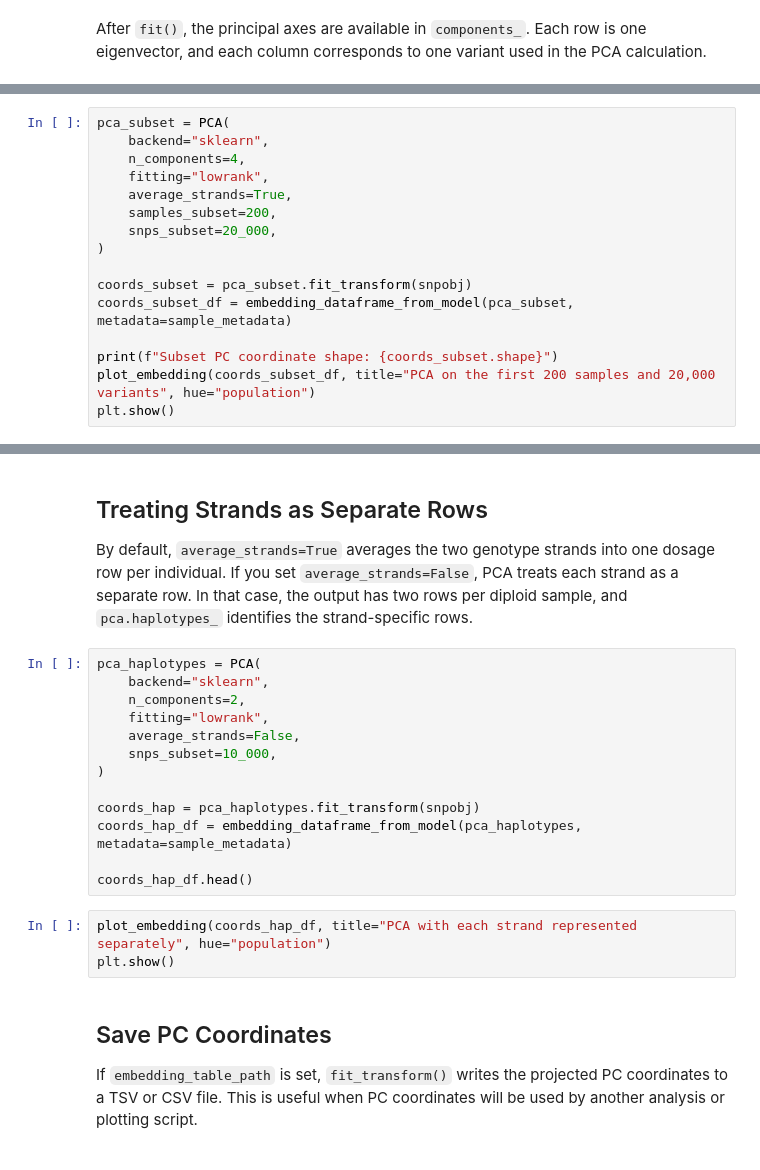
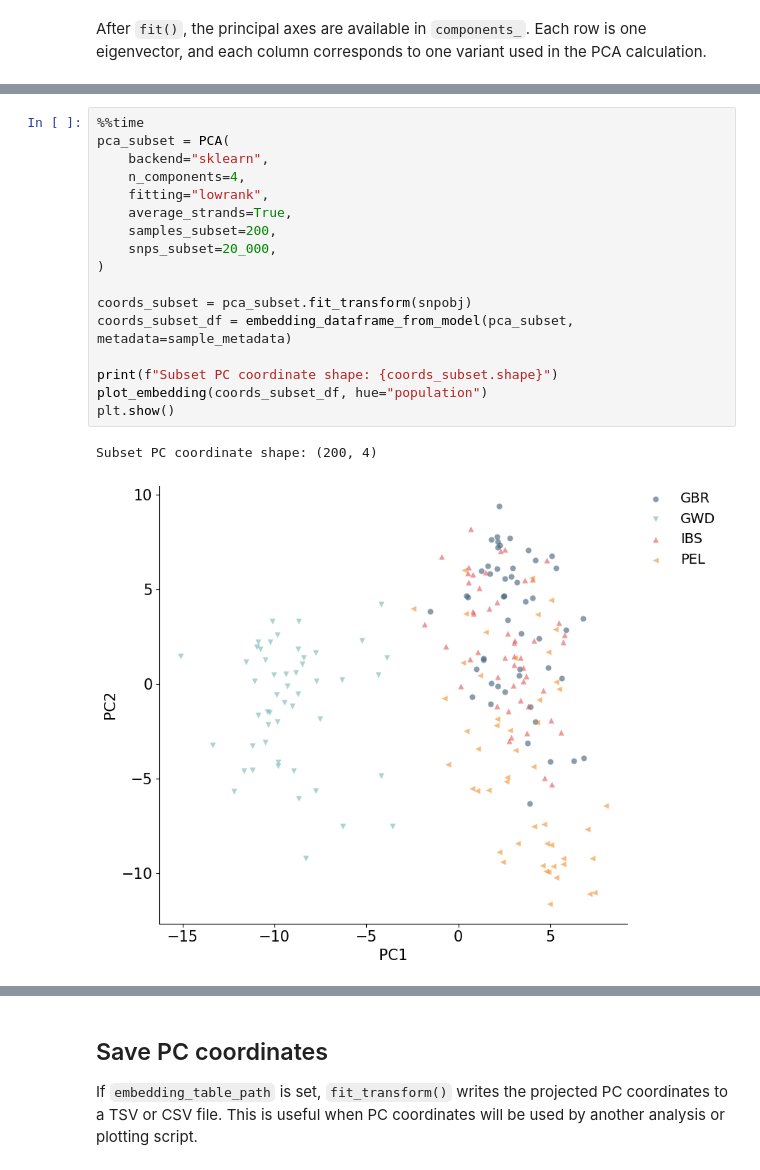
Before and after one commit to AI-sandbox/snputils, a Jupyter notebook: docs/tutorials/pca.ipynb, the cells around one changed output, grey strips where cells are left out. Drawn from its saved outputs; the diff is of its cells as text.

```diff
--- a/docs/tutorials/pca.ipynb
+++ b/docs/tutorials/pca.ipynb
@@ -166,18 +234,22 @@ plt.show()
 
 This is helpful for quick exploratory PCA calculations before scaling up to the full selected dataset.
 # %%
+%%time
 pca_subset = PCA(
     backend="sklearn",
     n_components=4,
     fitting="lowrank",
     average_strands=True,
     samples_subset=200,
     snps_subset=20_000,
 )
 
 coords_subset = pca_subset.fit_transform(snpobj)
 coords_subset_df = embedding_dataframe_from_model(pca_subset, metadata=sample_metadata)
 
 print(f"Subset PC coordinate shape: {coords_subset.shape}")
-plot_embedding(coords_subset_df, title="PCA on the first 200 samples and 20,000 variants", hue="population")
+plot_embedding(coords_subset_df, hue="population")
 plt.show()
+# %% [output]
+Subset PC coordinate shape: (200, 4)
+[figure, added]
@@ -184,25 +258,5 @@ plt.show()
-# %% [markdown]
-## Treating Strands as Separate Rows
-
-By default, `average_strands=True` averages the two genotype strands into one dosage row per individual. If you set `average_strands=False`, PCA treats each strand as a separate row. In that case, the output has two rows per diploid sample, and `pca.haplotypes_` identifies the strand-specific rows.
-# %%
-pca_haplotypes = PCA(
-    backend="sklearn",
-    n_components=2,
-    fitting="lowrank",
-    average_strands=False,
-    snps_subset=10_000,
-)
-
-coords_hap = pca_haplotypes.fit_transform(snpobj)
-coords_hap_df = embedding_dataframe_from_model(pca_haplotypes, metadata=sample_metadata)
-
-coords_hap_df.head()
-# %%
-plot_embedding(coords_hap_df, title="PCA with each strand represented separately", hue="population")
-plt.show()
 # %% [markdown]
-## Save PC Coordinates
+## Save PC coordinates
 
 If `embedding_table_path` is set, `fit_transform()` writes the projected PC coordinates to a TSV or CSV file. This is useful when PC coordinates will be used by another analysis or plotting script.
 # %%
```
Also changed, not shown: parts of 20 cells of this notebook, 2 other files.
